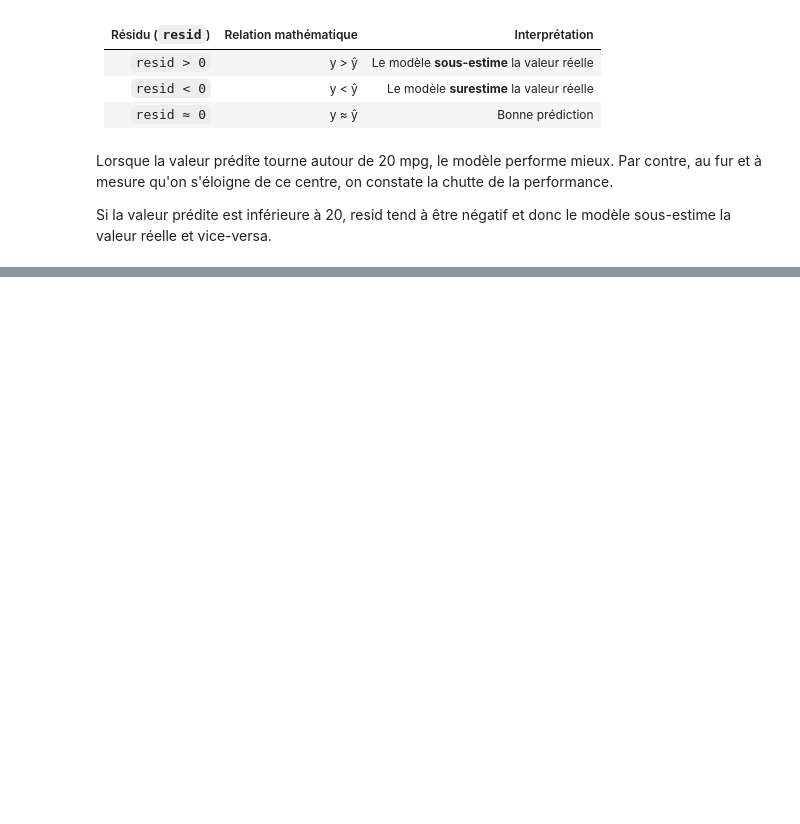
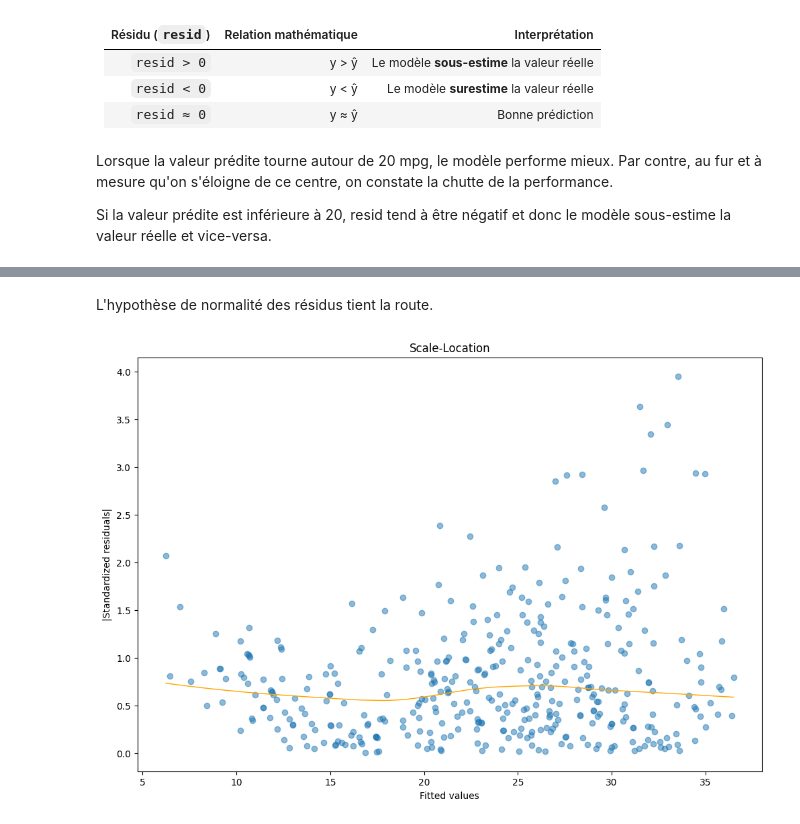
Before and after one commit to MitaDataAI/Statistical-learning, a Jupyter notebook: Applied_Linear_Regression.ipynb, the cells around one changed output, grey strips where cells are left out. Cells and saved outputs as stored; diff of their text form; code cells hidden in the pictures; blank space fills up the shorter version.

```diff
--- a/Applied_Linear_Regression.ipynb
+++ b/Applied_Linear_Regression.ipynb
@@ -132,0 +240,41 @@ Si la valeur prédite est inférieure à 20, resid tend à être négatif et don
+# %% [markdown]
+L'hypothèse de normalité des résidus tient la route.
+# %%
+# La variance des résidus est-elle constante pour toutes les valeurs ajustées ? Sommes-nous en face de l'homoscédasticité?
+
+infl = result.get_influence()
+
+# Résidus standardisés
+r = infl.resid_studentized_internal
+
+# Valeurs ajustées
+fitted = result.fittedvalues
+
+# Valeur absolue des résidus standardisés
+abs_r = np.abs(r)
+
+fig, ax = plt.subplots(figsize=(12, 8))
+
+# Scatter
+ax.scatter(fitted, abs_r, alpha=0.5)
+
+# Lissage LOWESS
+sns.regplot(
+    x=fitted,
+    y=abs_r,
+    scatter=False,
+    lowess=True,
+    ci=False,
+    line_kws=dict(color='orange', lw=1),
+    ax=ax
+)
+
+ax.set(
+    title="Scale-Location",
+    xlabel="Fitted values",
+    ylabel="|Standardized residuals|"
+)
+
+plt.show()
+# %% [output]
+[figure, added]
```
Also changed, not shown: parts of 24 cells of this notebook.
